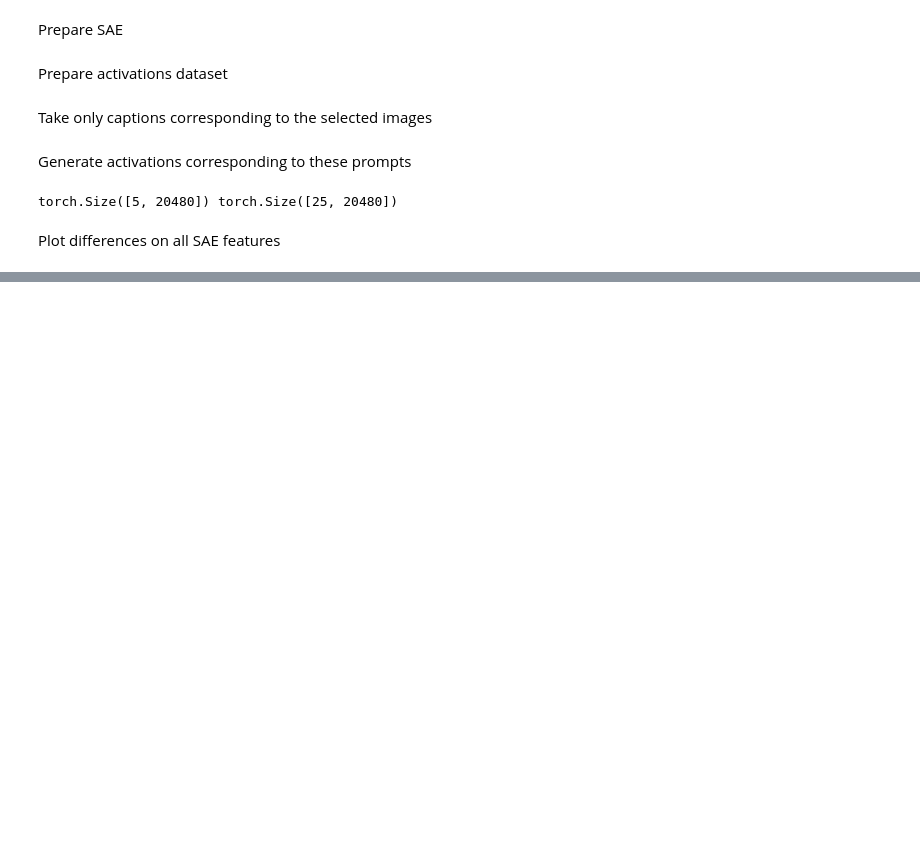
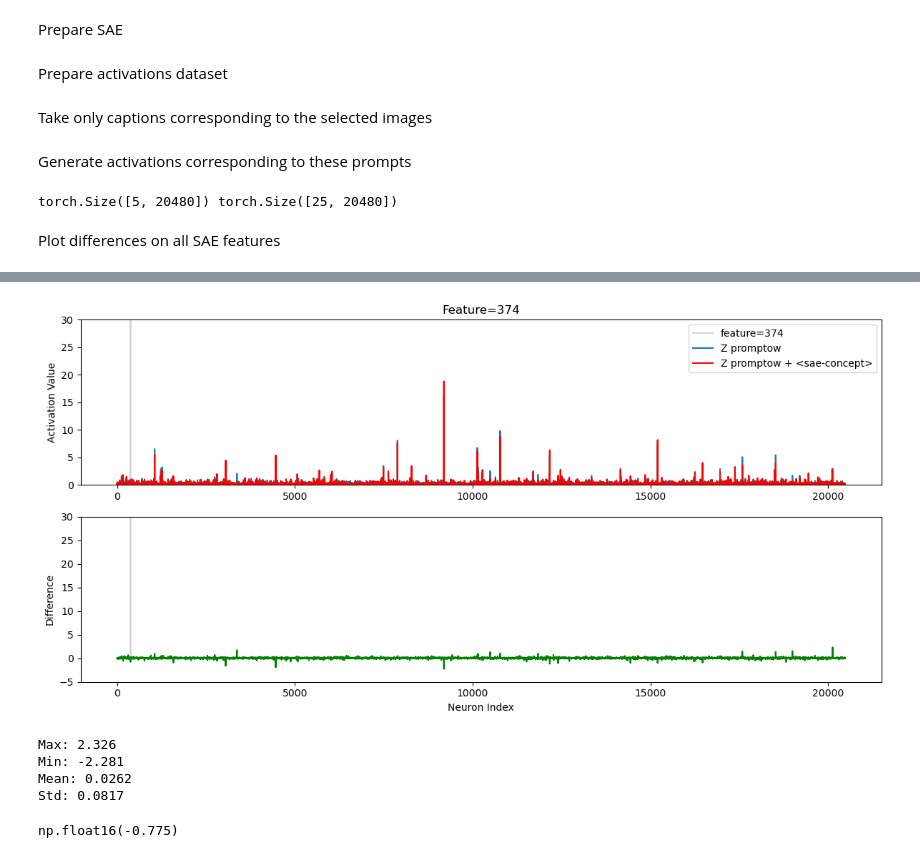
Before and after one commit to WojciechL02/sae-diff-autointerpr, a Jupyter notebook: notebooks/extract_activations.ipynb, the cells around one changed output, grey strips where cells are left out. Drawn from its saved outputs; the diff is of its cells as text; code cells hidden in the pictures; blank space fills up the shorter version.

```diff
--- a/notebooks/extract_activations.ipynb
+++ b/notebooks/extract_activations.ipynb
@@ -236,0 +243,2 @@ Std: 0.1792
+# %%
+captions = ["<sae-concept> " + caption for caption in captions]
@@ -236,0 +268,11 @@ Std: 0.1792
+# %%
+with torch.no_grad():
+    pipe_sd_turbo.text_encoder.text_model.embeddings.token_embedding.weight[placeholder_token_ids[0]] = learned_embeds1[0]
+    pipe_sd_turbo.text_encoder_2.text_model.embeddings.token_embedding.weight[placeholder_token_ids[0]] = learned_embeds2[0]
+# %%
+hooked_model = HookedDiffusionModel(
+    model=pipe_sd_turbo.unet,
+    scheduler=pipe_sd_turbo.scheduler,
+    encode_prompt=pipe_sd_turbo.encode_prompt,
+    vae=pipe_sd_turbo.vae,
+)
@@ -236,0 +316,60 @@ Std: 0.1792
+# %%
+diff2 = new_avg_activations - shifted_avg_activations
+# %%
+mask = np.zeros(len(new_avg_activations))
+mask[latent_idx] = 30
+fig, (ax1, ax2) = plt.subplots(2, 1, figsize=(12, 6))
+ax1.plot(
+    np.arange(len(new_avg_activations)),
+    mask,
+    label=f"feature={latent_idx}",
+    color="lightgray"
+)
+ax1.plot(
+    np.arange(len(new_avg_activations)),
+    new_avg_activations,
+    label="Z promptow"
+)
+ax1.plot(
+    np.arange(len(shifted_avg_activations)),
+    shifted_avg_activations,
+    color="red",
+    label="Z promptow + <sae-concept>"
+)
+ax1.set_ylim(0, 30)
+ax1.set_ylabel("Activation Value")
+ax1.set_title(f"Feature={latent_idx}")
+ax1.legend()
+
+ax2.plot(
+    np.arange(len(shifted_avg_activations)),
+    mask,
+    color="lightgray"
+)
+ax2.plot(
+    np.arange(len(shifted_avg_activations)),
+    diff2,
+    color="green"
+)
+ax2.set_ylim(-5, 30)
+ax2.set_xlabel("Neuron Index")
+ax2.set_ylabel(f"Difference")
+
+plt.tight_layout()
+plt.show()
+# %% [output]
+[figure, added]
+# %%
+print("Max:", diff2.max())
+print("Min:", diff2.min())
+print("Mean:", diff2.mean())
+print("Std:", diff2.std())
+# %% [output]
+Max: 2.326
+Min: -2.281
+Mean: 0.0262
+Std: 0.0817
+# %%
+diff2[latent_idx]
+# %% [output]
+np.float16(-0.775)
```
Also changed, not shown: parts of 10 cells of this notebook.
